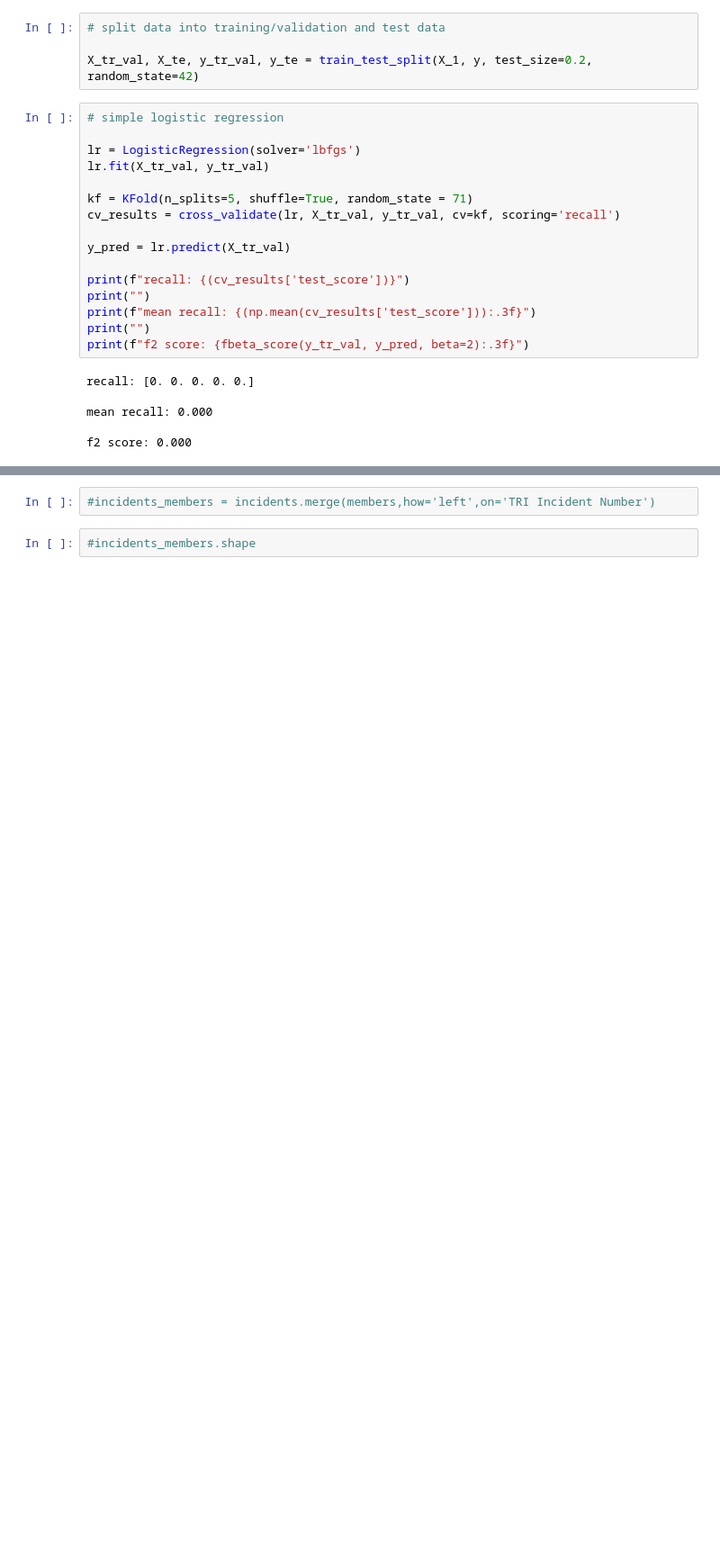
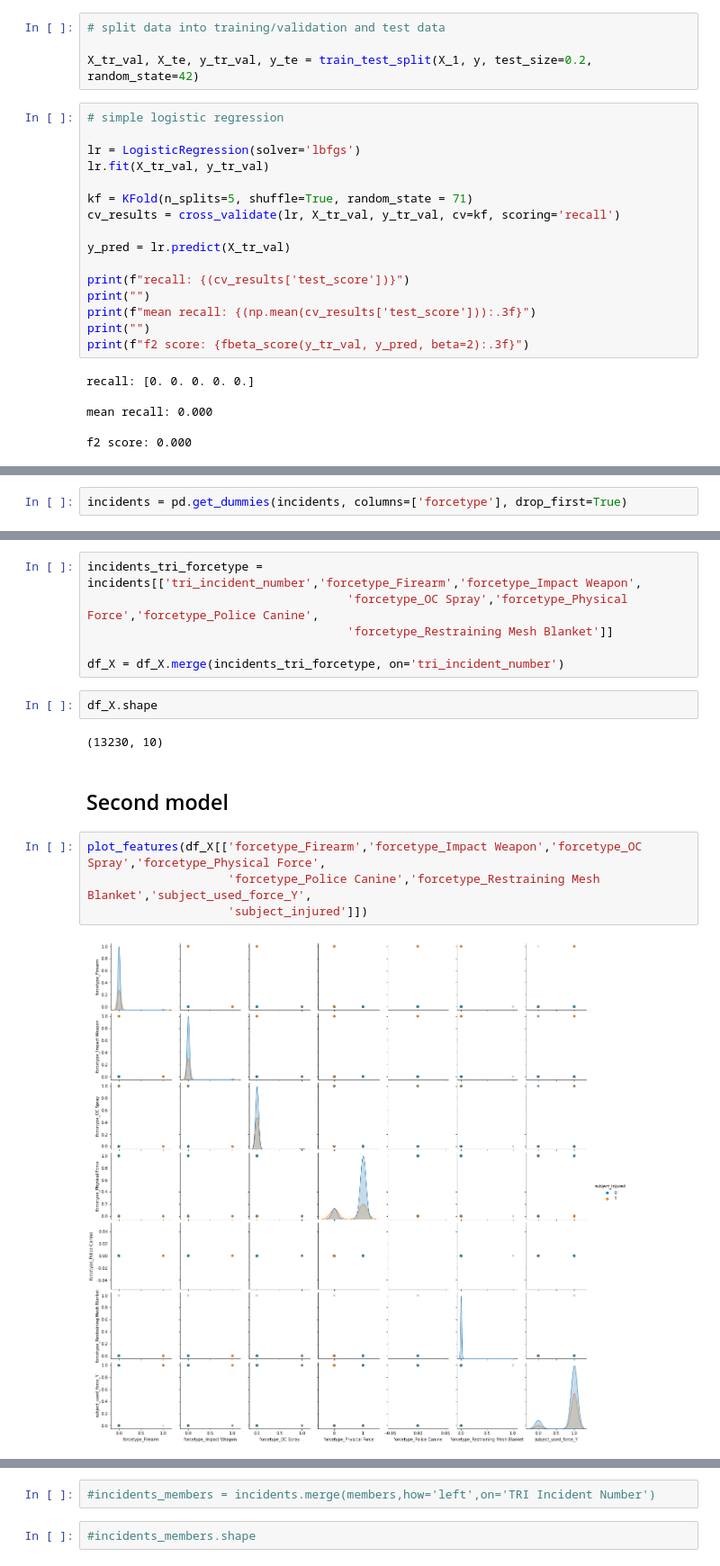
Before and after one commit to chloebs4590/Metis-Classification, a Jupyter notebook: nypd_use_of_force.ipynb, the cells around one changed output, grey strips where cells are left out. Shown at 90% size. Saved outputs shown, nothing was run; the diff lists cells and outputs as text; blank space fills up the shorter version.

Commit message:
added more models

```diff
--- a/nypd_use_of_force.ipynb
+++ b/nypd_use_of_force.ipynb
@@ -392,0 +480,2 @@ f2 score: 0.000
+# %%
+incidents = pd.get_dummies(incidents, columns=['forcetype'], drop_first=True)
@@ -392,0 +496,18 @@ f2 score: 0.000
+# %%
+incidents_tri_forcetype = incidents[['tri_incident_number','forcetype_Firearm','forcetype_Impact Weapon',
+                                     'forcetype_OC Spray','forcetype_Physical Force','forcetype_Police Canine',
+                                     'forcetype_Restraining Mesh Blanket']]
+
+df_X = df_X.merge(incidents_tri_forcetype, on='tri_incident_number')
+# %%
+df_X.shape
+# %% [output]
+(13230, 10)
+# %% [markdown]
+## Second model
+# %%
+plot_features(df_X[['forcetype_Firearm','forcetype_Impact Weapon','forcetype_OC Spray','forcetype_Physical Force',
+                    'forcetype_Police Canine','forcetype_Restraining Mesh Blanket','subject_used_force_Y',
+                    'subject_injured']])
+# %% [output]
+[figure, added]
```
Also changed, not shown: parts of 48 cells of this notebook.
